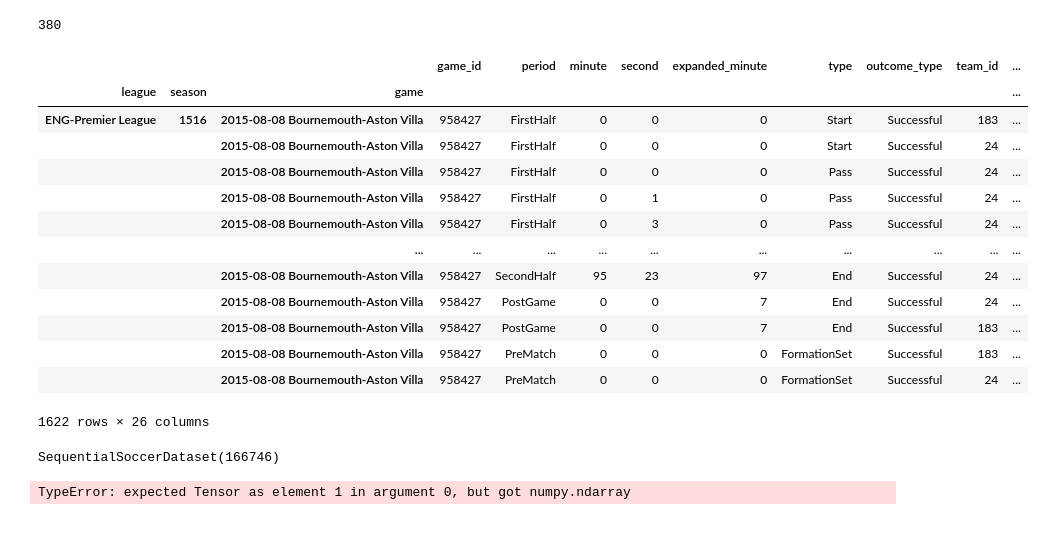
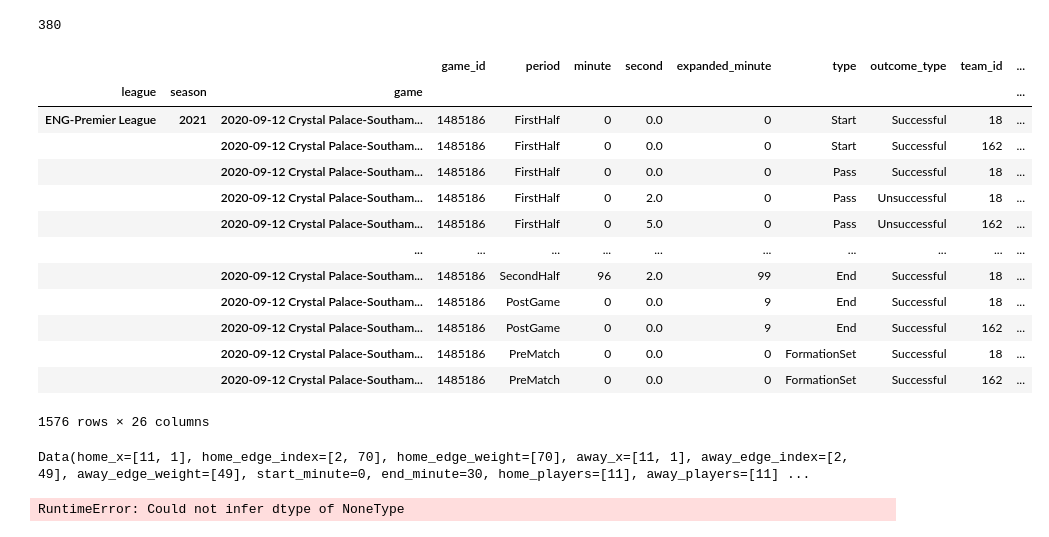
Before and after one commit to sgol13/tudelft-graph-ml-football-predictions, a Jupyter notebook: test.ipynb, the cells around one changed output. Cells and saved outputs as stored; diff of their text form; code cells hidden in the pictures.

```diff
--- a/test.ipynb
+++ b/test.ipynb
@@ -1,54 +1,61 @@
 # %%
 import pickle
 import torch
 import numpy
 
 # torch.serialization.add_safe_globals([numpy._core.multiarray._reconstruct, numpy.ndarray, numpy.dtype, numpy])
 
 import pandas as pd
 from torch_geometric.loader import DataLoader
 
-
-with open("data/raw/epl_2015.pkl", "rb") as f:
+#with open("data/raw/epl_2015.pkl", "rb") as f:
+with open("../data/raw/epl_2020.pkl", "rb") as f:
         loaded_list = pickle.load(f)
 
 print(len(loaded_list))
 # print(loaded_list[0])
 events: pd.DataFrame = loaded_list[0]["events"]
 
 events
 # %% [output]
 380
 |  |  |  | game_id | period | minute | second | expanded_minute | type | outcome_type | team_id | ... |
 | league | season | game |  |  |  |  |  |  |  |  | ... |
-| ENG-Premier League | 1516 | 2015-08-08 Bournemouth-Aston Villa | 958427 | FirstHalf | 0 | 0 | 0 | Start | Successful | 183 | ... |
-|  |  | 2015-08-08 Bournemouth-Aston Villa | 958427 | FirstHalf | 0 | 0 | 0 | Start | Successful | 24 | ... |
-|  |  | 2015-08-08 Bournemouth-Aston Villa | 958427 | FirstHalf | 0 | 0 | 0 | Pass | Successful | 24 | ... |
-|  |  | 2015-08-08 Bournemouth-Aston Villa | 958427 | FirstHalf | 0 | 1 | 0 | Pass | Successful | 24 | ... |
-|  |  | 2015-08-08 Bournemouth-Aston Villa | 958427 | FirstHalf | 0 | 3 | 0 | Pass | Successful | 24 | ... |
+| ENG-Premier League | 2021 | 2020-09-12 Crystal Palace-Southam... | 1485186 | FirstHalf | 0 | 0.0 | 0 | Start | Successful | 18 | ... |
+|  |  | 2020-09-12 Crystal Palace-Southam... | 1485186 | FirstHalf | 0 | 0.0 | 0 | Start | Successful | 162 | ... |
+|  |  | 2020-09-12 Crystal Palace-Southam... | 1485186 | FirstHalf | 0 | 0.0 | 0 | Pass | Successful | 18 | ... |
+|  |  | 2020-09-12 Crystal Palace-Southam... | 1485186 | FirstHalf | 0 | 2.0 | 0 | Pass | Unsuccessful | 18 | ... |
+|  |  | 2020-09-12 Crystal Palace-Southam... | 1485186 | FirstHalf | 0 | 5.0 | 0 | Pass | Unsuccessful | 162 | ... |
 |  |  | ... | ... | ... | ... | ... | ... | ... | ... | ... | ... |
-|  |  | 2015-08-08 Bournemouth-Aston Villa | 958427 | SecondHalf | 95 | 23 | 97 | End | Successful | 24 | ... |
-|  |  | 2015-08-08 Bournemouth-Aston Villa | 958427 | PostGame | 0 | 0 | 7 | End | Successful | 24 | ... |
-|  |  | 2015-08-08 Bournemouth-Aston Villa | 958427 | PostGame | 0 | 0 | 7 | End | Successful | 183 | ... |
-|  |  | 2015-08-08 Bournemouth-Aston Villa | 958427 | PreMatch | 0 | 0 | 0 | FormationSet | Successful | 183 | ... |
-|  |  | 2015-08-08 Bournemouth-Aston Villa | 958427 | PreMatch | 0 | 0 | 0 | FormationSet | Successful | 24 | ... |
+|  |  | 2020-09-12 Crystal Palace-Southam... | 1485186 | SecondHalf | 96 | 2.0 | 99 | End | Successful | 18 | ... |
+|  |  | 2020-09-12 Crystal Palace-Southam... | 1485186 | PostGame | 0 | 0.0 | 9 | End | Successful | 18 | ... |
+|  |  | 2020-09-12 Crystal Palace-Southam... | 1485186 | PostGame | 0 | 0.0 | 9 | End | Successful | 162 | ... |
+|  |  | 2020-09-12 Crystal Palace-Southam... | 1485186 | PreMatch | 0 | 0.0 | 0 | FormationSet | Successful | 18 | ... |
+|  |  | 2020-09-12 Crystal Palace-Southam... | 1485186 | PreMatch | 0 | 0.0 | 0 | FormationSet | Successful | 162 | ... |
-1622 rows × 26 columns
+1576 rows × 26 columns
+# %%
+tensor = torch.load('../data/processed/data_1000.pt')
+print(tensor)
+# %% [output]
+Data(home_x=[11, 1], home_edge_index=[2, 70], home_edge_weight=[70], away_x=[11, 1], away_edge_index=[2, 49], away_edge_weight=[49], start_minute=0, end_minute=30, home_players=[11], away_players=[11] ...
 # %%
-from src.our_dataloader import SequentialSoccerDataset, CumulativeSoccerDataset
+#from src.our_dataloader import SequentialSoccerDataset, CumulativeSoccerDataset
+from src.dataloader_prova2 import SequentialSoccerDataset, CumulativeSoccerDataset
 # torch.serialization.add_safe_globals([numpy._core.multiarray._reconstruct, numpy.ndarray, numpy.dtype, numpy])
 
-dataset = SequentialSoccerDataset(root="data", ending_year=2016)
+#dataset = SequentialSoccerDataset(root="data", ending_year=2016)
+dataset = SequentialSoccerDataset(root="../data", ending_year=2016)
 dataloader = DataLoader(dataset=dataset, batch_size=32, shuffle=True, num_workers=0)
 
-cum_data = CumulativeSoccerDataset(root="data", ending_year=2016, time_interval=20)
+#cum_data = CumulativeSoccerDataset(root="data", ending_year=2016, time_interval=20)
+cum_data = CumulativeSoccerDataset(root="../data", ending_year=2016, time_interval=20)
+dataloader2 = DataLoader(dataset=cum_data, batch_size=32, shuffle=True, num_workers=0)
-# %% [output]
-SequentialSoccerDataset(166746)
 # %%
-iterator = iter(dataloader)
+iterator = iter(dataloader2)
 first = iterator._next_data()
 first
 # %% [output]
-TypeError: expected Tensor as element 1 in argument 0, but got numpy.ndarray
+RuntimeError: Could not infer dtype of NoneType
 # %%
 for i in range(10):
     print(cum_data[i])
```
Also changed, not shown: parts of 1 cell of this notebook, 2 other files.
